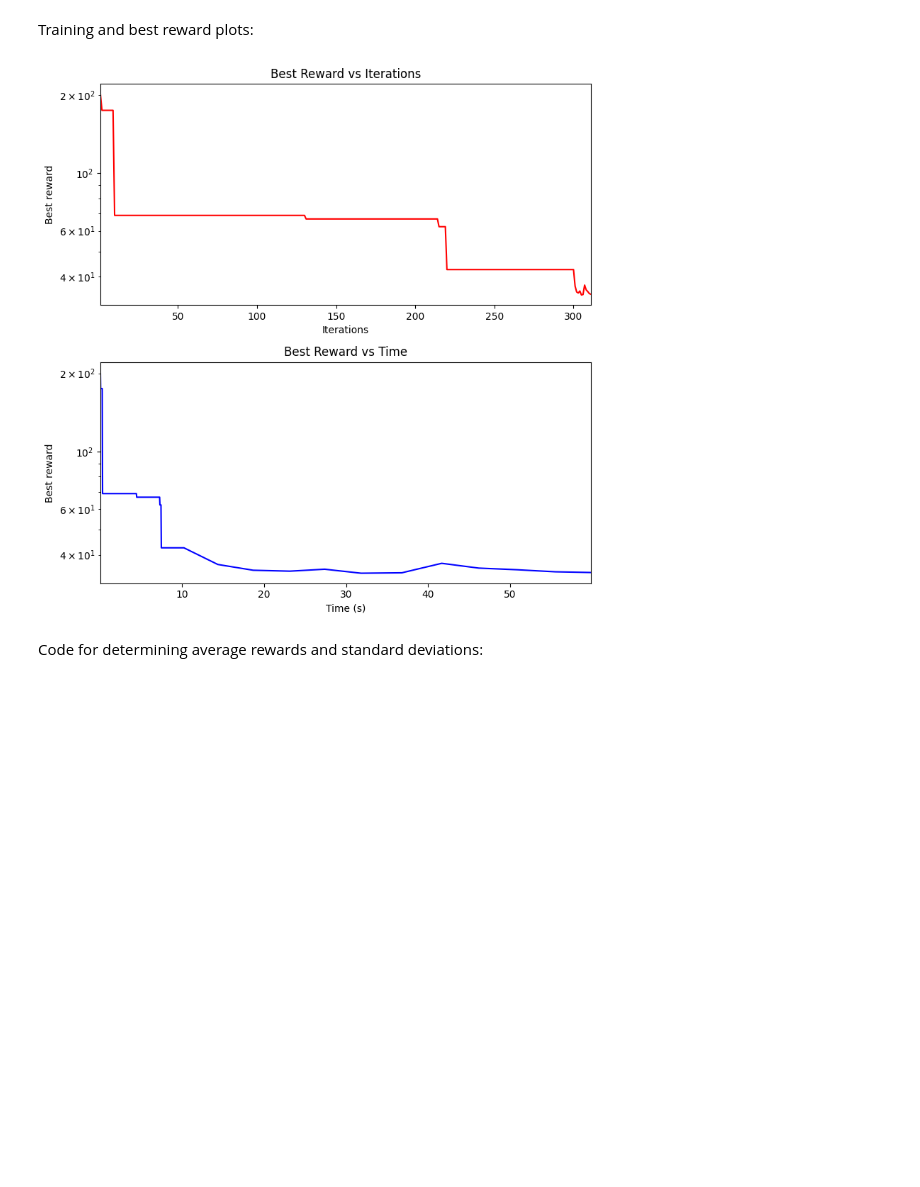
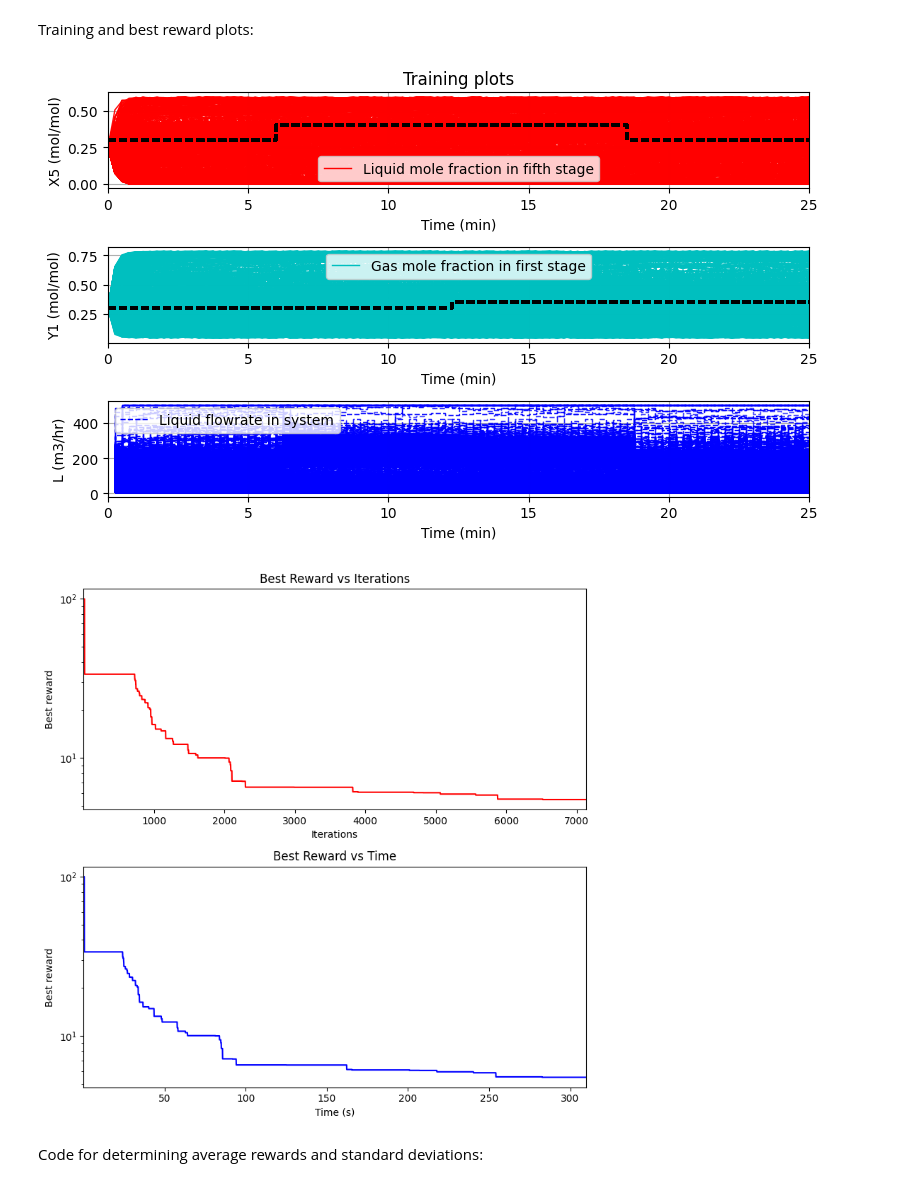
Before and after one commit to ivypch/RL_Control, a Jupyter notebook: RL_Control_Multistage_Extraction.ipynb, the cells around one changed output. Saved outputs shown, nothing was run; the diff lists cells and outputs as text; code cells hidden in the pictures; blank space fills up the shorter version.

```diff
--- a/RL_Control_Multistage_Extraction.ipynb
+++ b/RL_Control_Multistage_Extraction.ipynb
@@ -456,6 +456,10 @@ class Net(torch.nn.Module):
 # %% [markdown]
 Normalisation of inputs (states and set point errors) and actions:
 # %%
+# Data for x_norm
+means = [0.35, 0.22, 0, 0]
+ranges = [0.2, 0.2, 0.2, 0.2]
+
 # normalization for states and actions
 data_res['x_norm'] = np.array([means, ranges]) # [mean],[range]
 data_res['u_norm'] = np.array([[495/6, 990/6],[5, 10]])    # [range/6],[bias]
@@ -1729,10 +1216,11 @@ time =  309.31081914901733
 # %% [markdown]
 Training and best reward plots:
 # %%
-# plot_training(data_res, e_tot)
+plot_training(data_res, e_tot) # plot training data, if enabled might take long time to load
 performance_plots(e_tot, time_axis, gbest_history, multiruns=False)
 # %% [output]
-[figure, old version]
+[figure, new version]
+[figure, added]
 # %% [markdown]
 Code for determining average rewards and standard deviations:
 # %%
```
Also changed, not shown: parts of 7 cells of this notebook.
